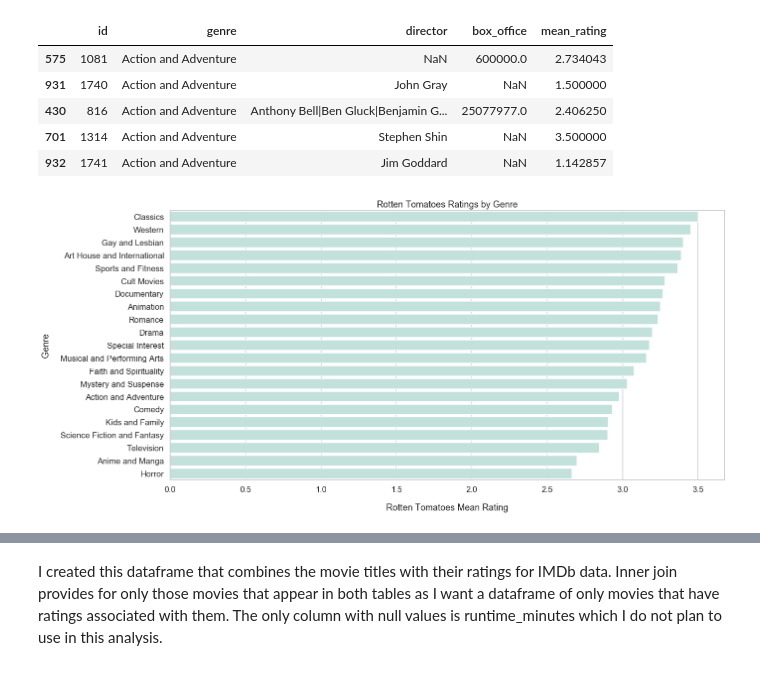
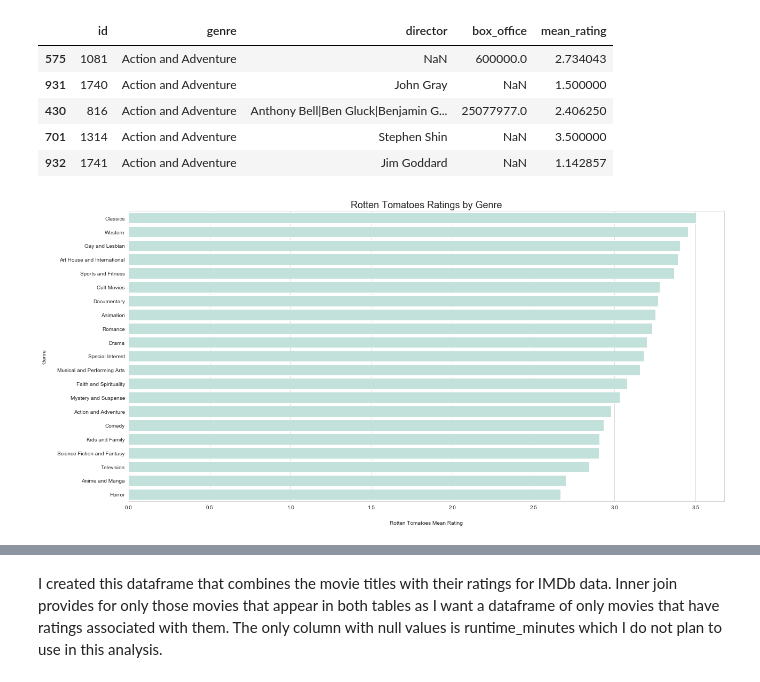
Before and after one commit to JenniferLavoie/DSFirstProject, a Jupyter notebook: student.ipynb, the cells around one changed output, grey strips where cells are left out. Drawn from its saved outputs; the diff is of its cells as text; code cells hidden in the pictures.

```diff
--- a/student.ipynb
+++ b/student.ipynb
@@ -707,19 +755,11 @@ rt_genres_sorted.head()
 | 430 | 816 | Action and Adventure | Anthony Bell|Ben Gluck|Benjamin G... | 25077977.0 | 2.406250 |
 | 701 | 1314 | Action and Adventure | Stephen Shin | NaN | 3.500000 |
 | 932 | 1741 | Action and Adventure | Jim Goddard | NaN | 1.142857 |
-# %%
-plt.figure(figsize=(20,10))
-
-result = rt_genres.groupby(['genre'])['mean_rating'].aggregate(np.mean).reset_index().sort_values(['mean_rating'], ascending=False)
-sns.barplot(x='mean_rating', y='genre', data=rt_genres, order=result['genre'], ci = None, color='#bde6de')
-sns.set_context('talk')
-
-#plt.xticks(rotation=45)
-plt.title('Rotten Tomatoes Ratings by Genre')
-plt.ylabel('Genre', labelpad=20)
-plt.xlabel('Rotten Tomatoes Mean Rating', labelpad=20)
-
-
-plt.show()
-# %% [output]
-[figure, removed]
+# %%
+result = rt_genres_sorted.groupby(['genre'])['mean_rating'].aggregate(np.mean).reset_index().sort_values(['mean_rating'],
+                                                                                                  ascending=False)
+# %%
+genre_barplots('mean_rating', 'genre', rt_genres_sorted, 'Rotten Tomatoes Ratings by Genre',
+               'Rotten Tomatoes Mean Rating', 'Genre', result['genre'])
+# %% [output]
+[figure, added]
```
Also changed, not shown: parts of 95 cells of this notebook.
